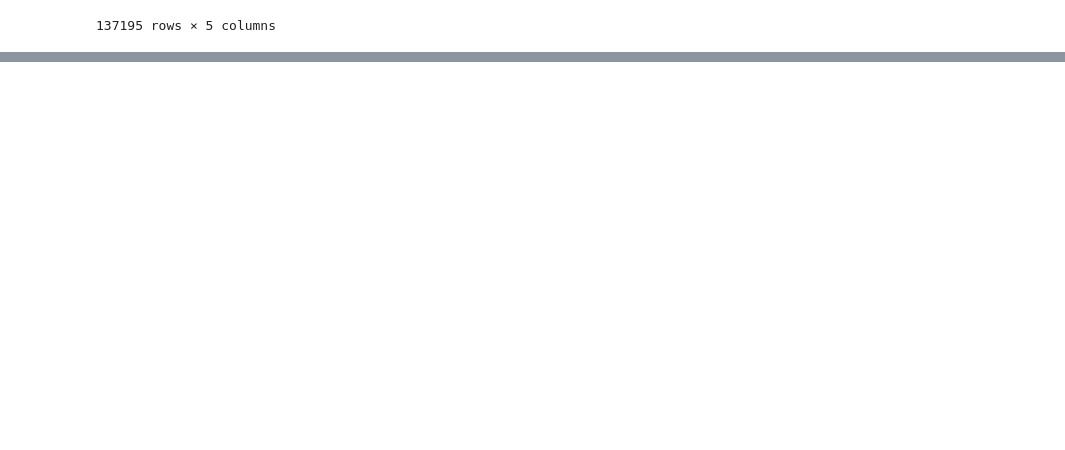
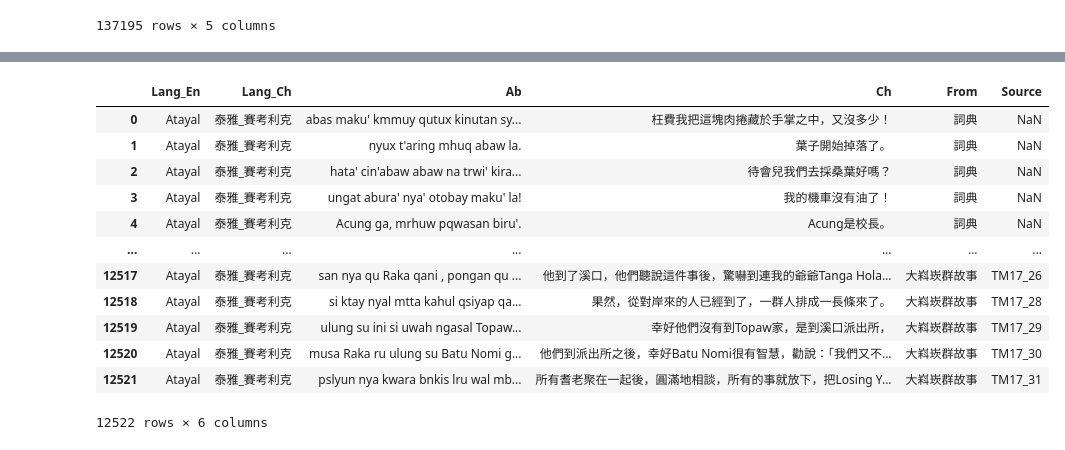
Before and after one commit to puerdon/Formosan-languages, a Jupyter notebook: check_and_update_pkl.ipynb, the cells around one changed output, grey strips where cells are left out. Drawn from its saved outputs; the diff is of its cells as text; code cells hidden in the pictures; blank space fills up the shorter version.

```diff
--- a/check_and_update_pkl.ipynb
+++ b/check_and_update_pkl.ipynb
@@ -64,0 +264,25 @@ df
+# %%
+import pickle
+import pandas as pd
+
+df = pd.read_pickle('./data/Formosan-Mandarin_sent_pairs_20220216.pkl', compression="gzip")
+
+# df_atayal = df[df['Lang_En'] == 'Atayal']
+# print(df_atayal.shape)
+
+r = df.append(results, ignore_index=True)
+r
+# %% [output]
+|  | Lang_En | Lang_Ch | Ab | Ch | From | Source |
+| 0 | Atayal | 泰雅_賽考利克 | abas maku' kmmuy qutux kinutan sy... | 枉費我把這塊肉捲藏於手掌之中，又沒多少！ | 詞典 | NaN |
+| 1 | Atayal | 泰雅_賽考利克 | nyux t'aring mhuq abaw la. | 葉子開始掉落了。 | 詞典 | NaN |
+| 2 | Atayal | 泰雅_賽考利克 | hata' cin'abaw abaw na trwi' kira... | 待會兒我們去採桑葉好嗎？ | 詞典 | NaN |
+| 3 | Atayal | 泰雅_賽考利克 | ungat abura' nya' otobay maku' la! | 我的機車沒有油了！ | 詞典 | NaN |
+| 4 | Atayal | 泰雅_賽考利克 | Acung ga, mrhuw pqwasan biru'. | Acung是校長。 | 詞典 | NaN |
+| ... | ... | ... | ... | ... | ... | ... |
+| 12517 | Atayal | 泰雅_賽考利克 | san nya qu Raka qani , pongan qu ... | 他到了溪口，他們聽說這件事後，驚嚇到連我的爺爺Tanga Hola... | 大嵙崁群故事 | TM17_26 |
+| 12518 | Atayal | 泰雅_賽考利克 | si ktay nyal mtta kahul qsiyap qa... | 果然，從對岸來的人已經到了，一群人排成一長條來了。 | 大嵙崁群故事 | TM17_28 |
+| 12519 | Atayal | 泰雅_賽考利克 | ulung su ini si uwah ngasal Topaw... | 幸好他們沒有到Topaw家，是到溪口派出所， | 大嵙崁群故事 | TM17_29 |
+| 12520 | Atayal | 泰雅_賽考利克 | musa Raka ru ulung su Batu Nomi g... | 他們到派出所之後，幸好Batu Nomi很有智慧，勸說：「我們又不... | 大嵙崁群故事 | TM17_30 |
+| 12521 | Atayal | 泰雅_賽考利克 | pslyun nya kwara bnkis lru wal mb... | 所有耆老聚在一起後，圓滿地相談，所有的事就放下，把Losing Y... | 大嵙崁群故事 | TM17_31 |
+12522 rows × 6 columns
```
Also changed, not shown: parts of 13 cells of this notebook, 40 other files.
